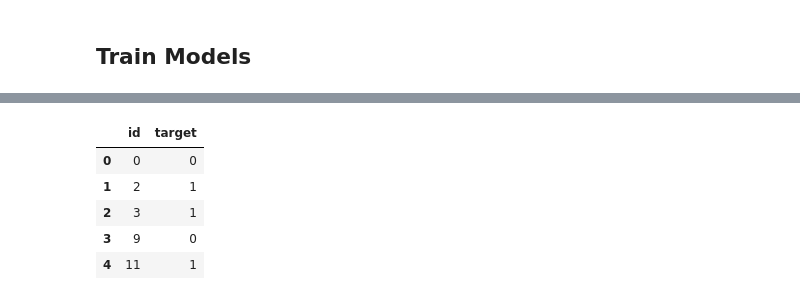
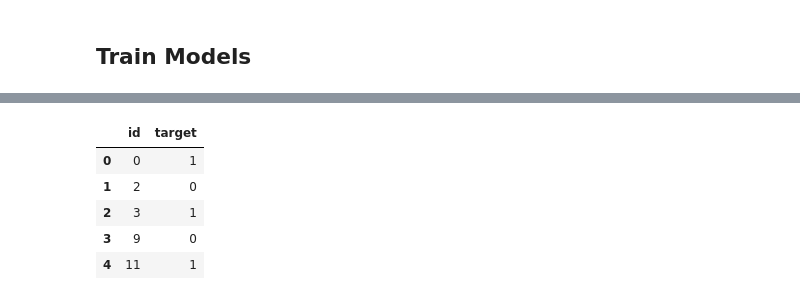
Before and after one commit to bspivey/NLPDisasterTweets, a Jupyter notebook: nlp-getting-started/NLP Disaster Tweet NN.ipynb, the cells around one changed output, grey strips where cells are left out. Drawn from its saved outputs; the diff is of its cells as text; code cells hidden in the pictures.

```diff
--- a/nlp-getting-started/NLP Disaster Tweet NN.ipynb
+++ b/nlp-getting-started/NLP Disaster Tweet NN.ipynb
@@ -92,3 +95,10 @@ from keras import metrics
 model.compile(optimizer=optimizers.RMSprop(lr=0.001),
               loss=losses.binary_crossentropy,
               metrics=[metrics.binary_accuracy])
+# %%
+# Validation data
+x_val = train_vectors[:2000].toarray()
+partial_x_train = train_vectors[2000:].toarray()
+
+y_val = df_train['target'][:2000].to_numpy()
+partial_y_train = df_train['target'][2000:].to_numpy()
@@ -100,0 +185,13 @@ history = model.fit(partial_x_train,
+# %%
+# Test data
+model = models.Sequential()
+model.add(layers.Dense(16, activation='relu', input_shape=(21637,)))
+model.add(layers.Dense(16, activation='relu'))
+model.add(layers.Dense(1, activation='sigmoid'))
+
+model.compile(optimizer='rmsprop',
+              loss='binary_crossentropy',
+              metrics=['accuracy'])
+
+model.fit(partial_x_train, partial_y_train, epochs=4, batch_size=512)
+results = model.evaluate(x_val, y_val)
@@ -101,12 +223,13 @@ history = model.fit(partial_x_train,
 # %%
 sample_submission = pd.read_csv('sample_submission.csv')
 # %%
-sample_submission['target'] = clf.predict(test_vectors)
+sample_submission['target'] = np.round(model.predict(test_vectors))
+sample_submission['target'] = sample_submission['target'].astype('int')
 sample_submission.head()
 # %% [output]
 |  | id | target |
-| 0 | 0 | 0 |
-| 1 | 2 | 1 |
+| 0 | 0 | 1 |
+| 1 | 2 | 0 |
 | 2 | 3 | 1 |
 | 3 | 9 | 0 |
 | 4 | 11 | 1 |
```
Also changed, not shown: parts of 13 cells of this notebook, 1 other file.
